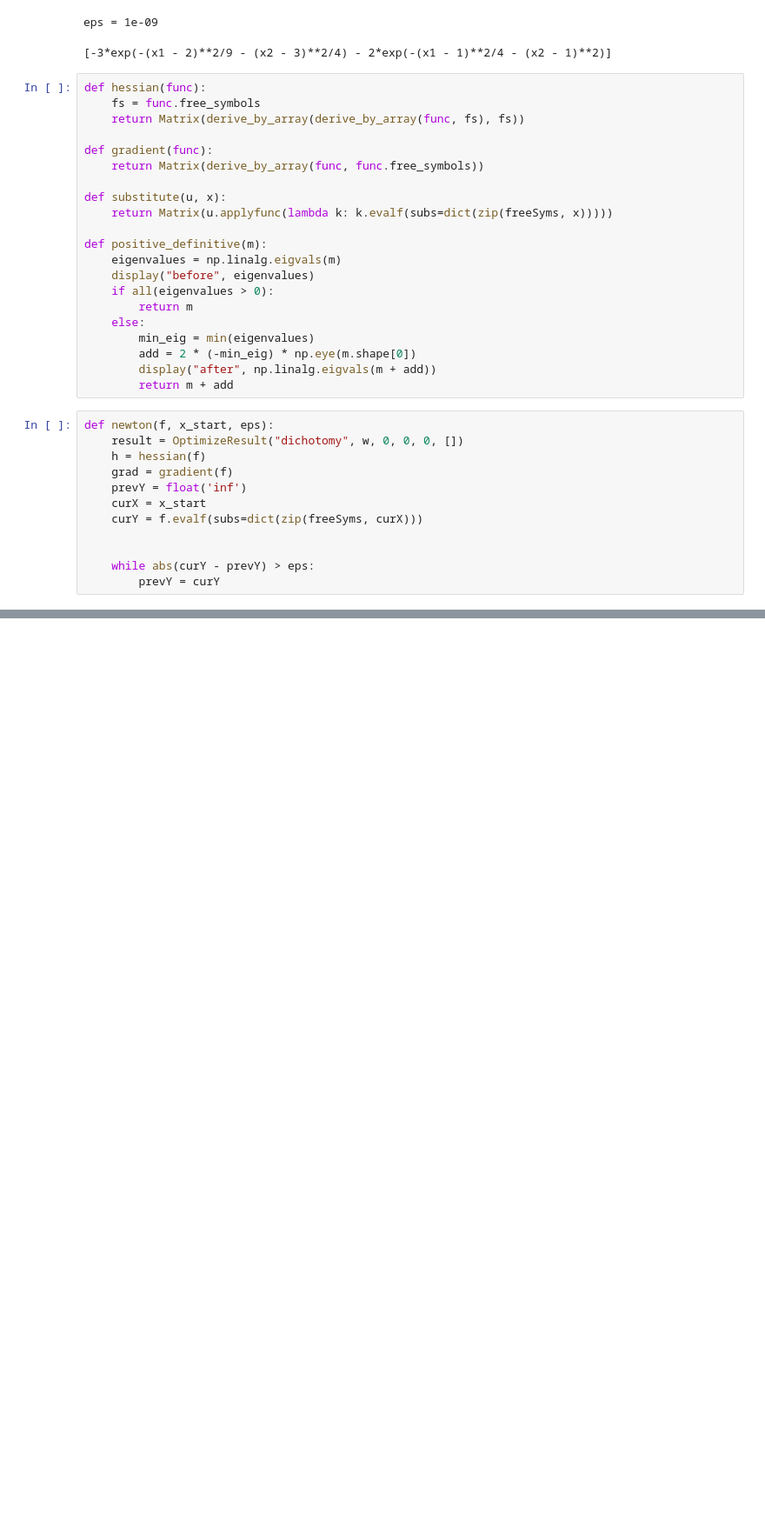
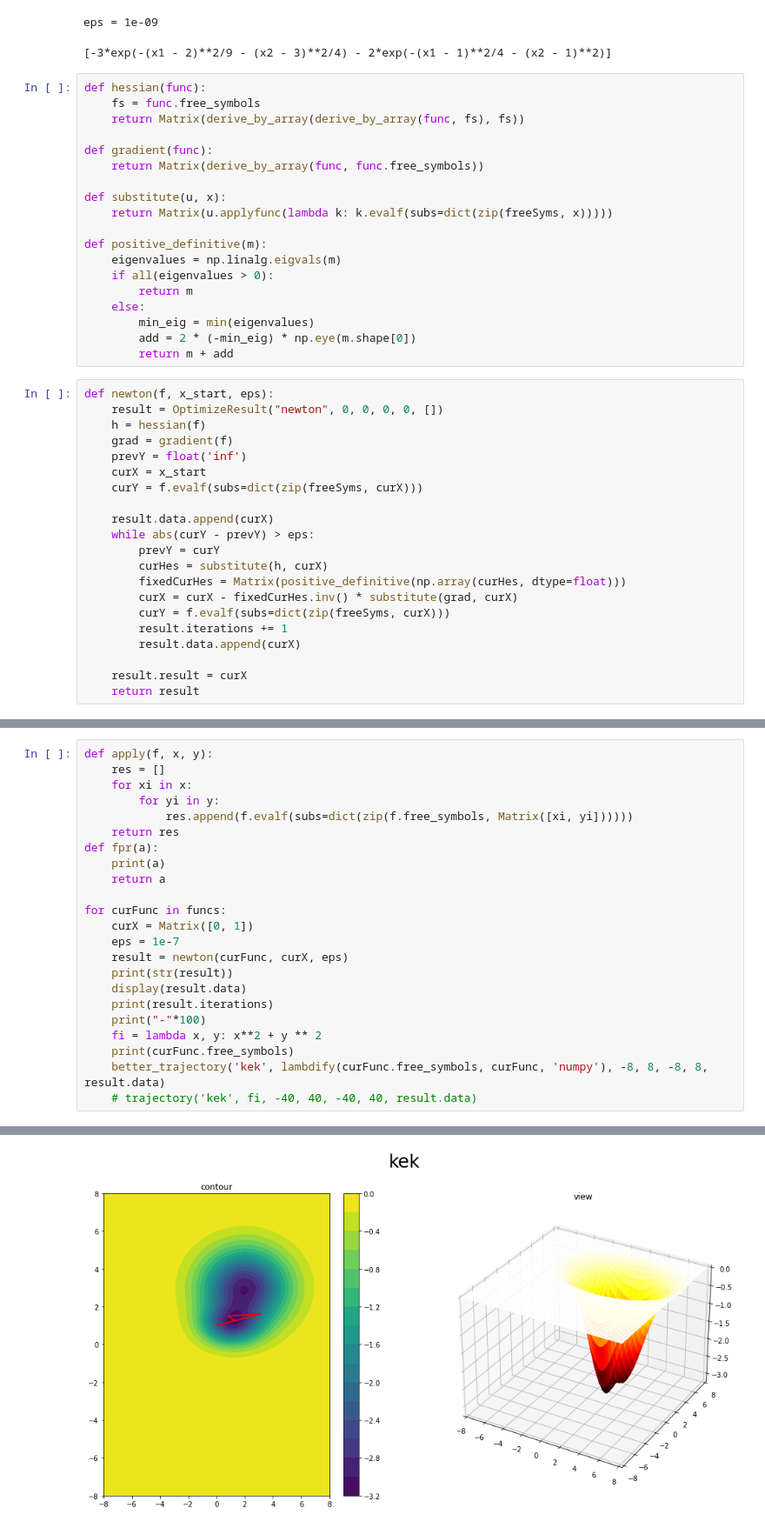
Before and after one commit to hazzus/optimization-methods, a Jupyter notebook: lab_02.ipynb, the cells around one changed output, grey strips where cells are left out. Shown at 87% size. Drawn from its saved outputs; the diff is of its cells as text; blank space fills up the shorter version.

Commit message:
plot

```diff
--- a/lab_02.ipynb
+++ b/lab_02.ipynb
@@ -35,23 +37,30 @@ def substitute(u, x):
 
 def positive_definitive(m):
     eigenvalues = np.linalg.eigvals(m)
-    display("before", eigenvalues)
     if all(eigenvalues > 0):
         return m
     else:
         min_eig = min(eigenvalues)
         add = 2 * (-min_eig) * np.eye(m.shape[0])
-        display("after", np.linalg.eigvals(m + add))
         return m + add
 # %%
 def newton(f, x_start, eps):
-    result = OptimizeResult("dichotomy", w, 0, 0, 0, [])
+    result = OptimizeResult("newton", 0, 0, 0, 0, [])
     h = hessian(f)
     grad = gradient(f)
     prevY = float('inf')
     curX = x_start
     curY = f.evalf(subs=dict(zip(freeSyms, curX)))
 
-
+    result.data.append(curX)
     while abs(curY - prevY) > eps:
         prevY = curY
+        curHes = substitute(h, curX)
+        fixedCurHes = Matrix(positive_definitive(np.array(curHes, dtype=float)))
+        curX = curX - fixedCurHes.inv() * substitute(grad, curX)
+        curY = f.evalf(subs=dict(zip(freeSyms, curX)))
+        result.iterations += 1
+        result.data.append(curX)
+
+    result.result = curX
+    return result
@@ -110,0 +102,24 @@ $\displaystyle \left[\begin{matrix}-0.962077244647985\\-0.0352524727910908\end{m
+# %%
+def apply(f, x, y):
+    res = []
+    for xi in x:
+        for yi in y:
+            res.append(f.evalf(subs=dict(zip(f.free_symbols, Matrix([xi, yi])))))
+    return res
+def fpr(a):
+    print(a)
+    return a
+
+for curFunc in funcs:
+    curX = Matrix([0, 1])
+    eps = 1e-7
+    result = newton(curFunc, curX, eps)
+    print(str(result))
+    display(result.data)
+    print(result.iterations)
+    print("-"*100)
+    fi = lambda x, y: x**2 + y ** 2
+    print(curFunc.free_symbols)
+    better_trajectory('kek', lambdify(curFunc.free_symbols, curFunc, 'numpy'), -8, 8, -8, 8, result.data)
+    # trajectory('kek', fi, -40, 40, -40, 40, result.data)
+# %% [output]
@@ -110,0 +147 @@ $\displaystyle \left[\begin{matrix}-0.962077244647985\\-0.0352524727910908\end{m
+[figure, added]
```
Also changed, not shown: parts of 4 cells of this notebook.
